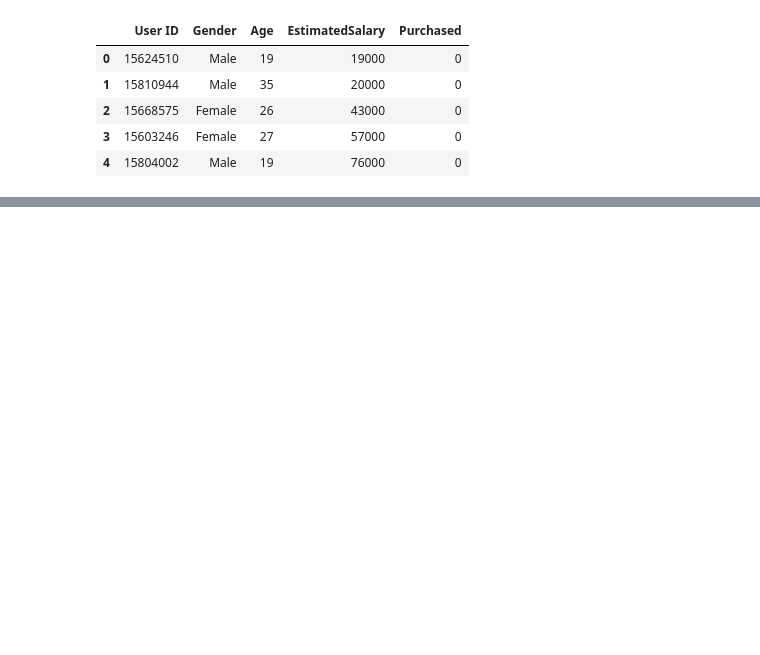
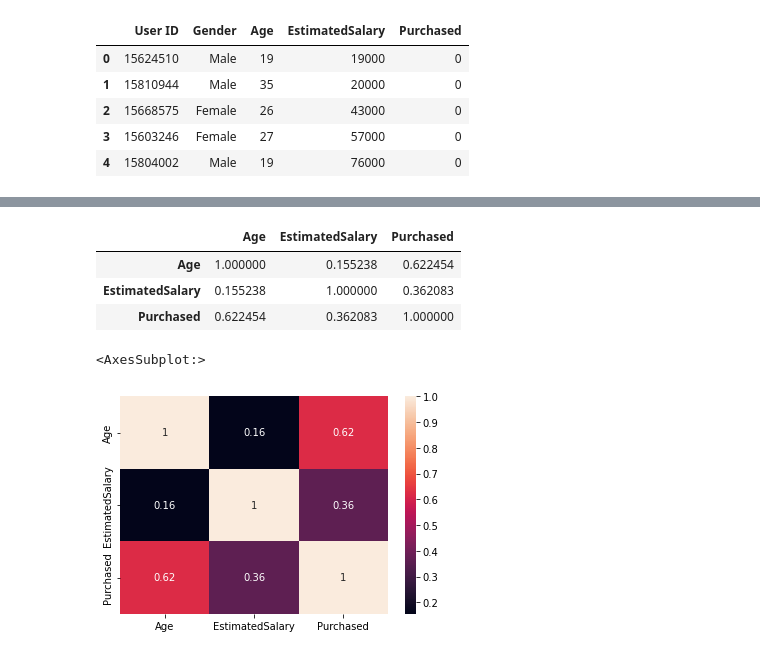
Before and after one commit to juneedpk/data-viz1, a Jupyter notebook: eda.ipynb, the cells around one changed output, grey strips where cells are left out. Cells and saved outputs as stored; diff of their text form; code cells hidden in the pictures; blank space fills up the shorter version.

```diff
--- a/eda.ipynb
+++ b/eda.ipynb
@@ -17,0 +105,12 @@ ads.head()
+# %%
+ads2.corr()
+# %% [output]
+|  | Age | EstimatedSalary | Purchased |
+| Age | 1.000000 | 0.155238 | 0.622454 |
+| EstimatedSalary | 0.155238 | 1.000000 | 0.362083 |
+| Purchased | 0.622454 | 0.362083 | 1.000000 |
+# %%
+sns.heatmap(ads2.corr(),annot=True)
+# %% [output]
+<AxesSubplot:>
+[figure, added]
```
Also changed, not shown: parts of 12 cells of this notebook.
